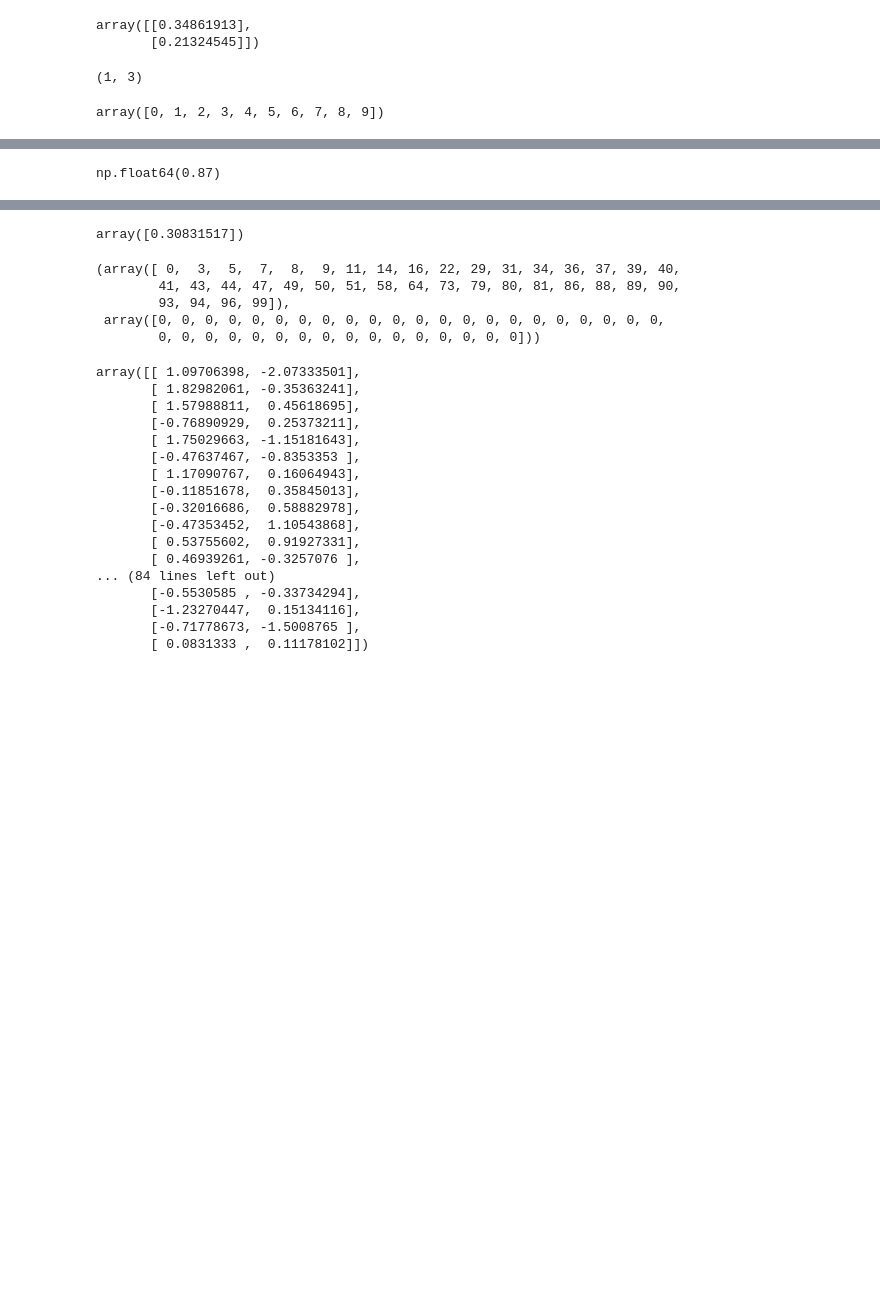
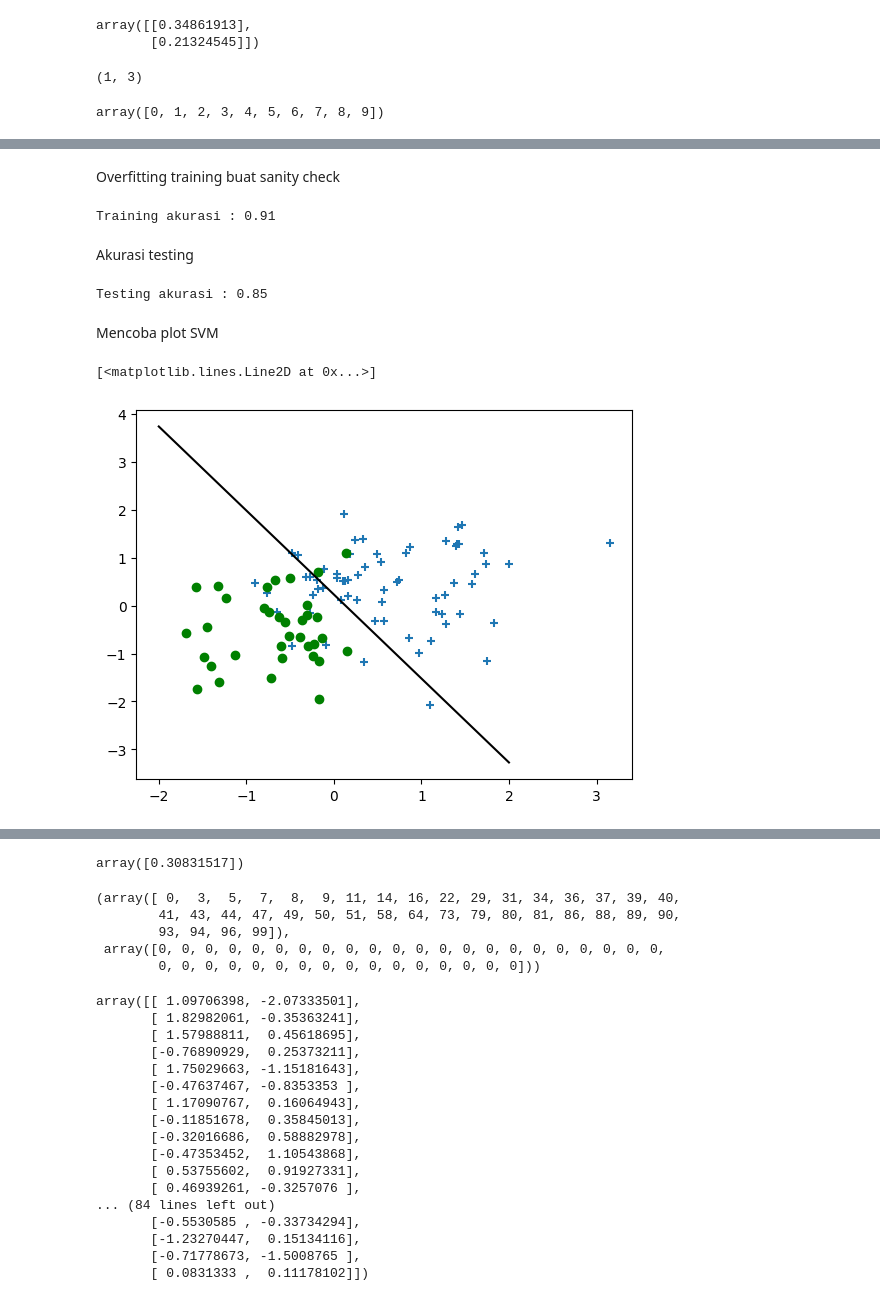
Before and after one commit to notnsas/cs229-ml-from-scratch, a Jupyter notebook: cs229_ml_from_scratch.ipynb, the cells around one changed output, grey strips where cells are left out. Cells and saved outputs as stored; diff of their text form; code cells hidden in the pictures; blank space fills up the shorter version.

```diff
--- a/cs229_ml_from_scratch.ipynb
+++ b/cs229_ml_from_scratch.ipynb
@@ -1641,7 +1641,7 @@ class SVM:
     output = np.sum(y * alpha *
                     self._kernel(X_train, X), axis=0)
     output -= b
-
+    output = np.where(output > 0,1,-1)
     return output
 
   # @timing
@@ -1906,6 +1906,26 @@ class SVM:
       # Kalau alpha yang konstraintnya ke violate udh dibenerin, terus ngecek apakah ada alpha yg awalnya ga slh tapi jadi slh
       elif num_changed == 0:
         examine_all = 1
+
+    def plot():
+      ind1 = np.where(y_train == -1)
+      ind2 = np.where(y_train == 1)
+      X1 = X_train[ind1]
+      X2 = X_train[ind2]
+      fig = plt.figure()
+
+      plt.scatter(X1[:,0], X1[:,1], marker='+')
+      plt.scatter(X2[:,0],X2[:,1], c= 'green', marker='o')
+
+      X = np.concatenate((X1,X2), axis = 0)
+      Y = np.array([0]*5 + [1]*5)
+
+      w = model.w
+      a = -w[0] / w[1]
+      xx = np.linspace(-2, 2)
+      yy = a * xx - (model.params['b']) / w[1]
+
+      plt.plot(xx, yy, 'k-')
 # %%
 np.arange(10)
 # %% [output]
@@ -1981,9 +2001,45 @@ num changed :0
 num changed :0
 num changed :0
 num changed :0
+# %% [markdown]
+Overfitting training buat sanity check
 # %%
-output = (model.predict(X_train))
-y_pred = np.where(output > 0,1,-1)
-np.mean(y_pred==y_train)
+y_pred = model.predict(X_train)
+train_acc = np.mean(y_pred==y_train)
+
+print(f"Training akurasi : {train_acc}")
 # %% [output]
-np.float64(0.87)
+Training akurasi : 0.91
+# %% [markdown]
+Akurasi testing
+# %%
+y_pred = model.predict(X_test)
+test_acc = np.mean(y_pred==y_test)
+
+print(f"Testing akurasi : {test_acc}")
+# %% [output]
+Testing akurasi : 0.85
+# %% [markdown]
+Mencoba plot SVM
+# %%
+ind1 = np.where(y_train == -1)
+ind2 = np.where(y_train == 1)
+X1 = X_train[ind1]
+X2 = X_train[ind2]
+fig = plt.figure()
+
+plt.scatter(X1[:,0], X1[:,1], marker='+')
+plt.scatter(X2[:,0],X2[:,1], c= 'green', marker='o')
+
+X = np.concatenate((X1,X2), axis = 0)
+Y = np.array([0]*5 + [1]*5)
+
+w = model.w
+a = -w[0] / w[1]
+xx = np.linspace(-2, 2)
+yy = a * xx - (model.params['b']) / w[1]
+
+plt.plot(xx, yy, 'k-')
+# %% [output]
+[<matplotlib.lines.Line2D at 0x...>]
+[figure, added]
```
Also changed, not shown: parts of 9 cells of this notebook.
